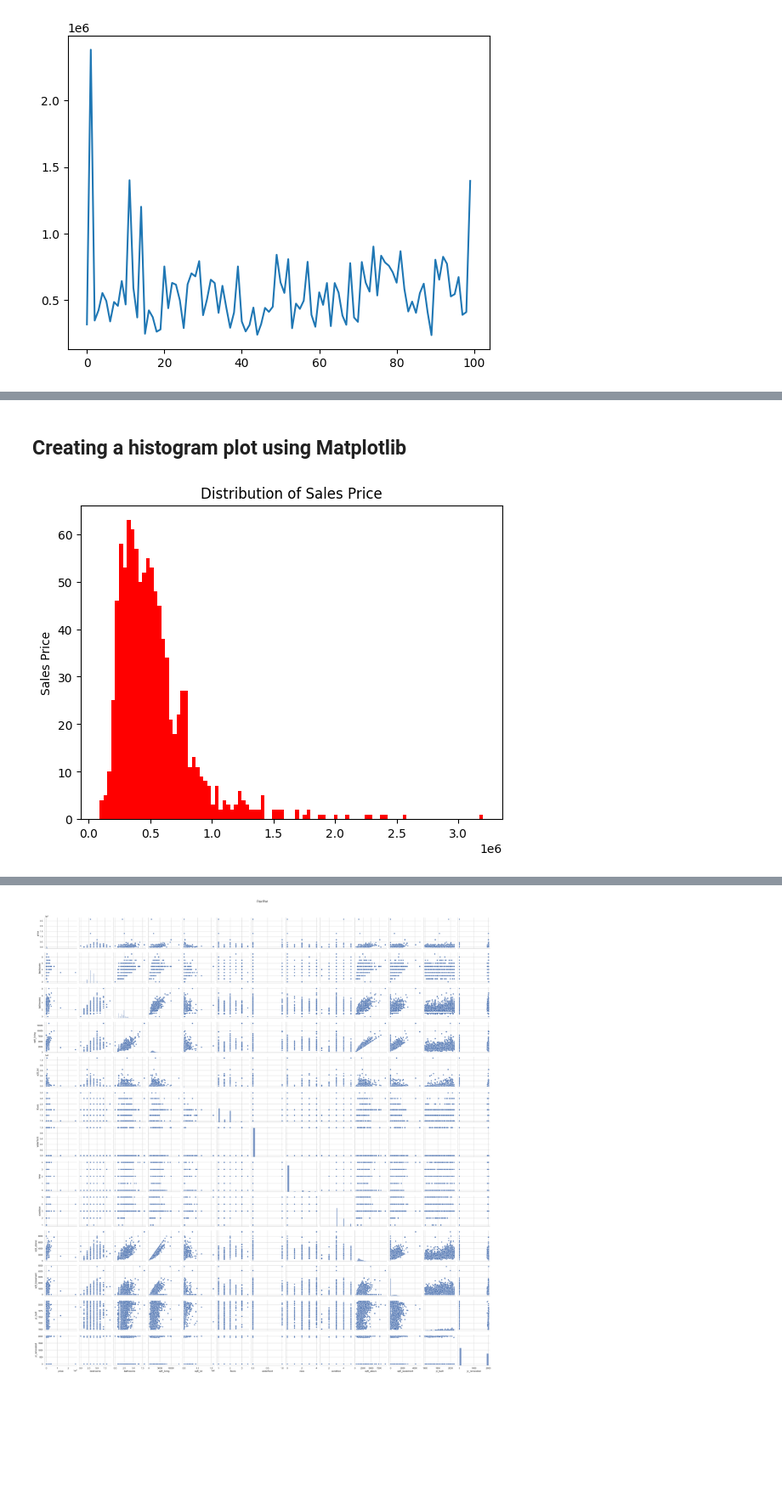
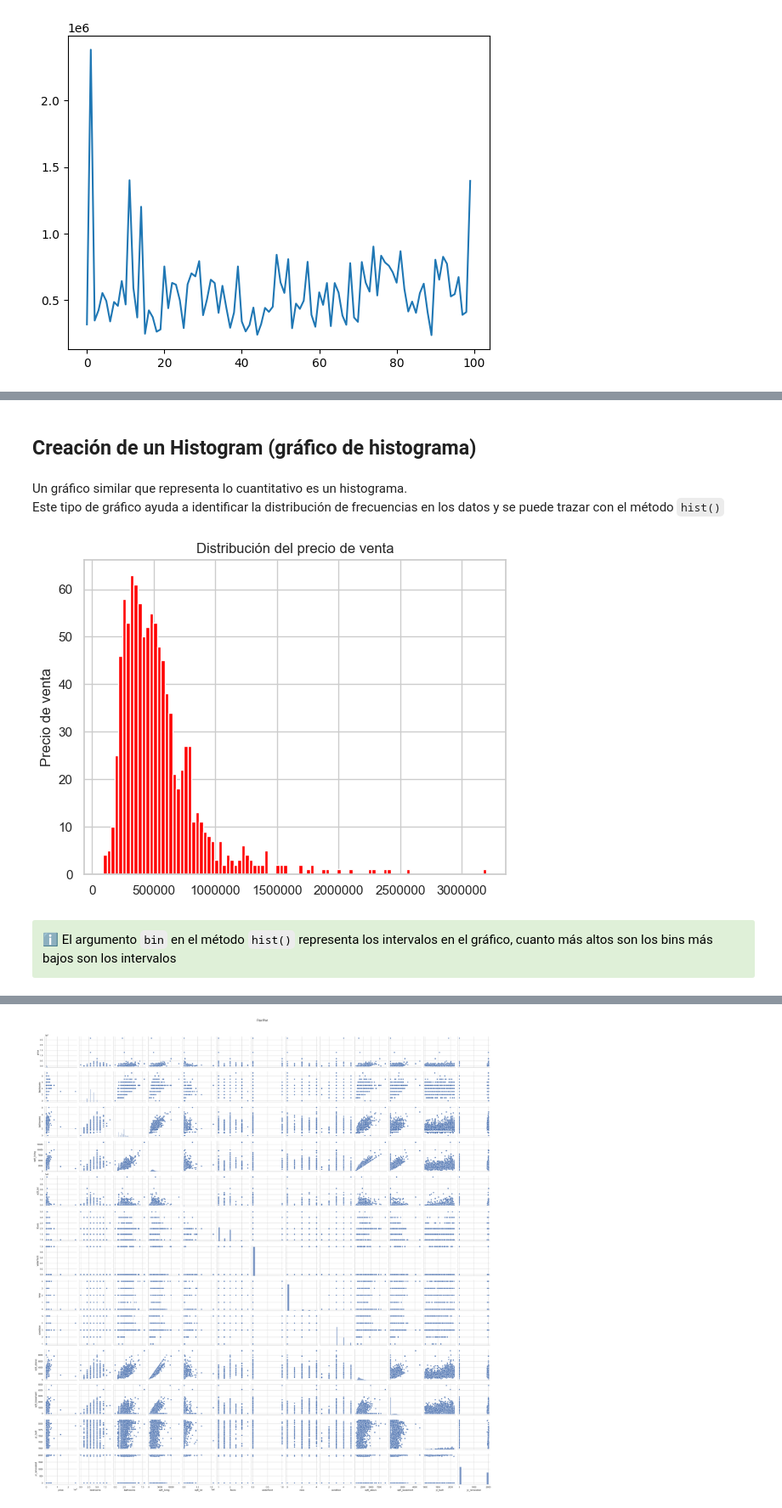
Before and after one commit to TBorrelli/sagardoyschool_python2, a Jupyter notebook: 6__Visualización_datos_con_Pandas.ipynb, the cells around one changed output, grey strips where cells are left out. Shown at 85% size. Drawn from its saved outputs; the diff is of its cells as text; code cells hidden in the pictures; blank space fills up the shorter version.

```diff
--- a/6__Visualización_datos_con_Pandas.ipynb
+++ b/6__Visualización_datos_con_Pandas.ipynb
@@ -41,8 +47,12 @@ import plotly
 # %% [markdown]
 Ahora podemos cargar el dataset en el notebook utilizando pandas:
 # %%
-df = pd.read_csv('data.csv', low_memory = False)
+df = pd.read_csv('material_de_soporte/PrecioViviendaUSA.csv', low_memory = False)
 df.head()
+
+# para imprimir todo el df
+#with pd.option_context('display.max_rows', None, 'display.max_columns', None):  # more options can be specified also
+#    print(df)
 # %% [output]
 |  | date | price | bedrooms | bathrooms | sqft_living | sqft_lot | floors | waterfront | view | condition | ... |
 | 0 | 2014-05-02 00:00:00 | 313000.0 | 3.0 | 1.50 | 1340 | 7912 | 1.5 | 0 | 0 | 3 | ... |
@@ -120,14 +197,24 @@ plt.show()
 # %% [markdown]
-## Creating a histogram plot using Matplotlib
+## Creación de un Histogram (gráfico de histograma)
+# %% [markdown]
+Un gráfico similar que representa lo cuantitativo es un histograma. <br>
+Este tipo de gráfico ayuda a identificar la distribución de frecuencias en los datos y se puede trazar con el método <code>hist()</code>
 # %%
-# Create a histogram with cyan color
+# Crear un histograma con color rojo
 plt.hist(df['price'][:1000], color='red', bins = 100)
 
-# Adding labels and title
-plt.ylabel('Sales Price')
-plt.title('Distribution of Sales Price')
 
-# Display the chart
+# Añadir etiquetas y título
+plt.ylabel('Precio de venta')
+plt.title('Distribución del precio de venta')
+
+
+# Visualizar el gráfico
+plt.ticklabel_format(style='plain', axis='x')
 plt.show()
 # %% [output]
-[figure, old version]
+[figure, new version]
+# %% [markdown]
+<div class="alert alert-success alertsuccess" style="color:black">
+ℹ️ El argumento <code>bin</code> en el método <code>hist()</code> representa los intervalos en el gráfico, cuanto más altos son los bins más bajos son los intervalos
+</div>
```
Also changed, not shown: parts of 71 cells of this notebook, 1 other file.
